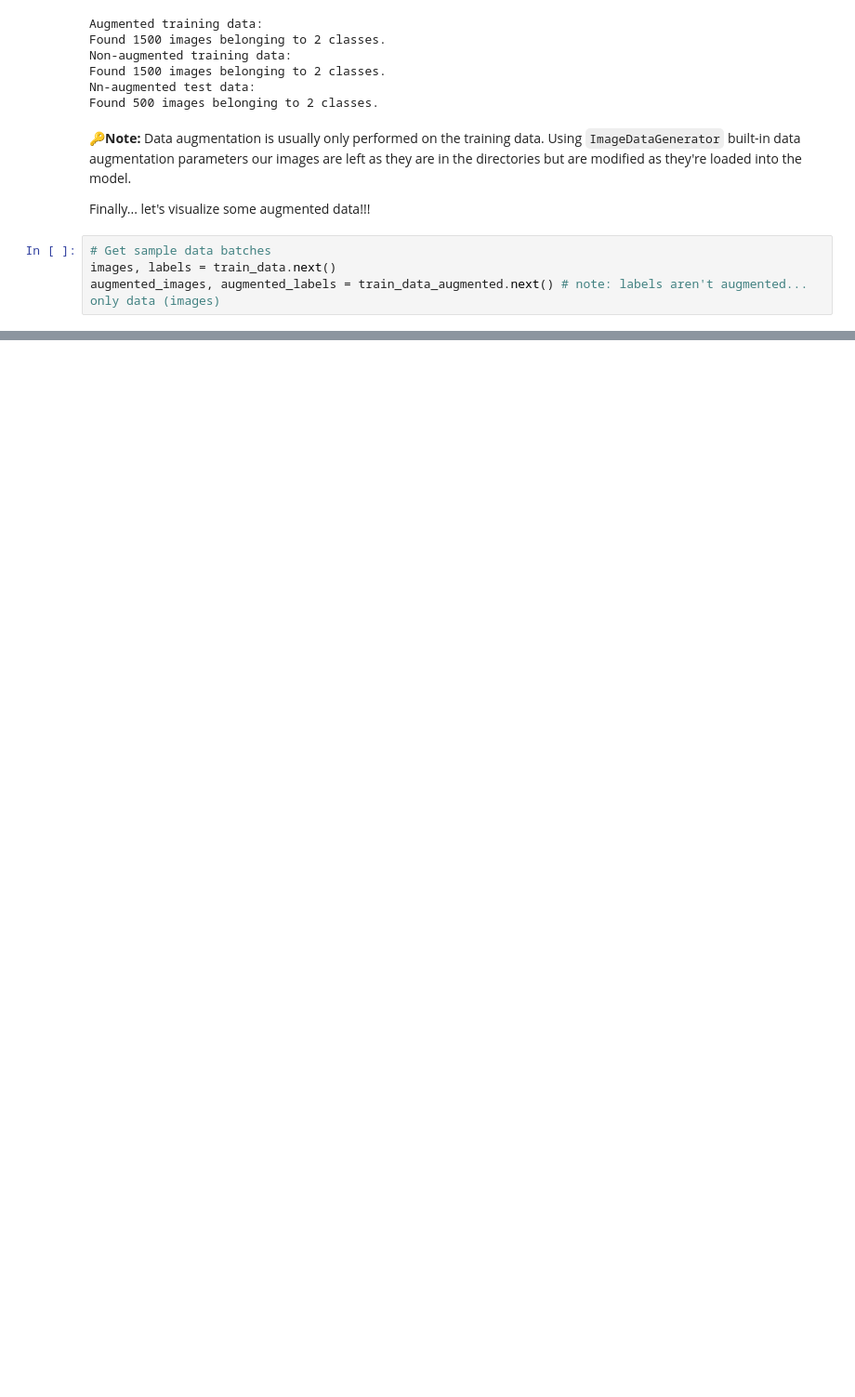
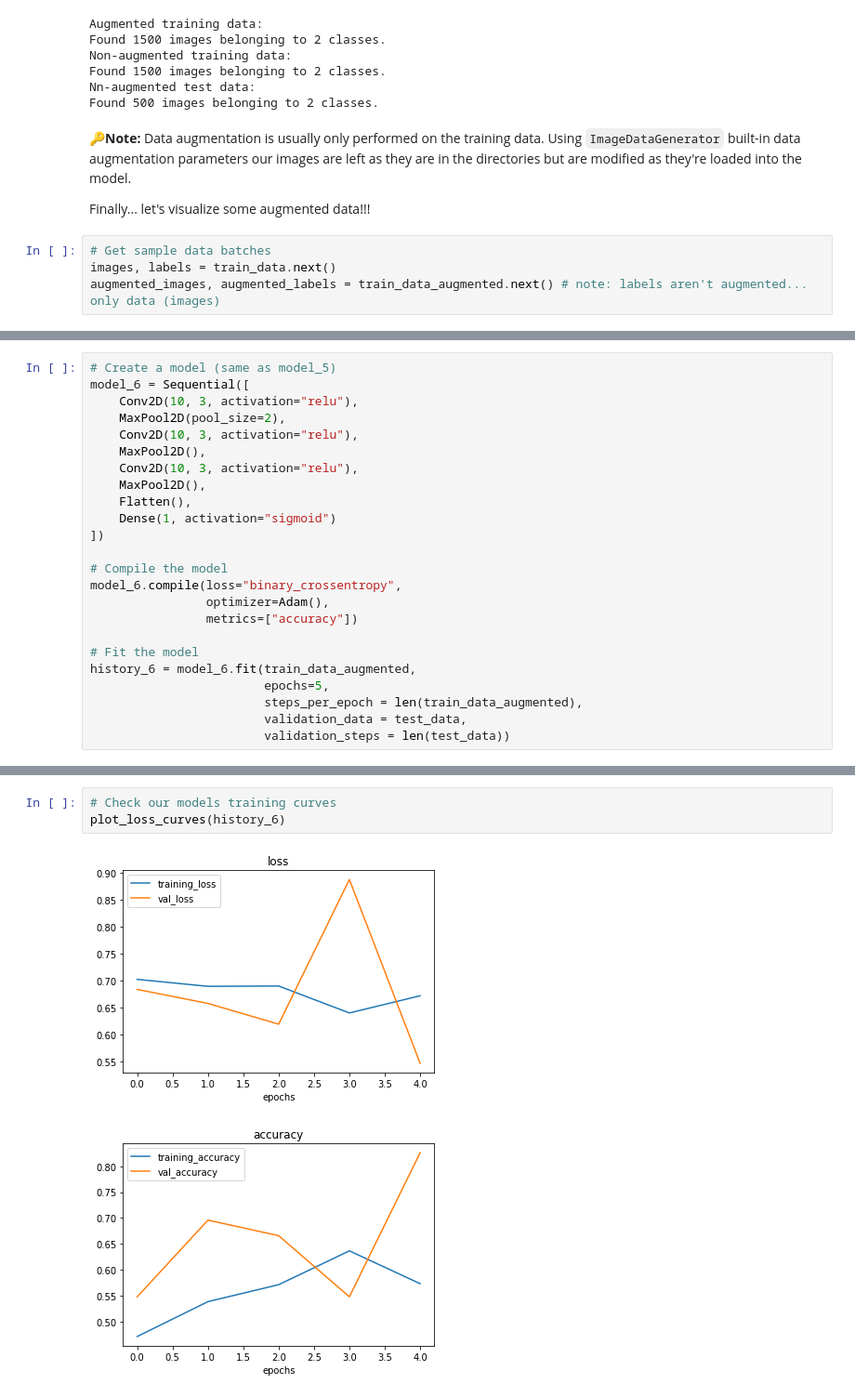
Before and after one commit to PiyushSharma1999/tensorflow_course, a Jupyter notebook: 03_introduction_to_computer_vision_with_tensorflow.ipynb, the cells around one changed output, grey strips where cells are left out. Shown: that part at 93% size. Cells and saved outputs as stored; diff of their text form; blank space fills up the shorter version.

```diff
--- a/03_introduction_to_computer_vision_with_tensorflow.ipynb
+++ b/03_introduction_to_computer_vision_with_tensorflow.ipynb
@@ -856,0 +859,24 @@ showing image number: 18
+# %%
+# Create a model (same as model_5)
+model_6 = Sequential([
+    Conv2D(10, 3, activation="relu"),
+    MaxPool2D(pool_size=2),
+    Conv2D(10, 3, activation="relu"),
+    MaxPool2D(),
+    Conv2D(10, 3, activation="relu"),
+    MaxPool2D(),
+    Flatten(),
+    Dense(1, activation="sigmoid")
+])
+
+# Compile the model
+model_6.compile(loss="binary_crossentropy",
+                optimizer=Adam(),
+                metrics=["accuracy"])
+
+# Fit the model
+history_6 = model_6.fit(train_data_augmented,
+                        epochs=5,
+                        steps_per_epoch = len(train_data_augmented),
+                        validation_data = test_data,
+                        validation_steps = len(test_data))
@@ -856,0 +894,6 @@ showing image number: 18
+# %%
+# Check our models training curves
+plot_loss_curves(history_6)
+# %% [output]
+[figure, added]
+[figure, added]
```
Also changed, not shown: parts of 9 cells of this notebook.
